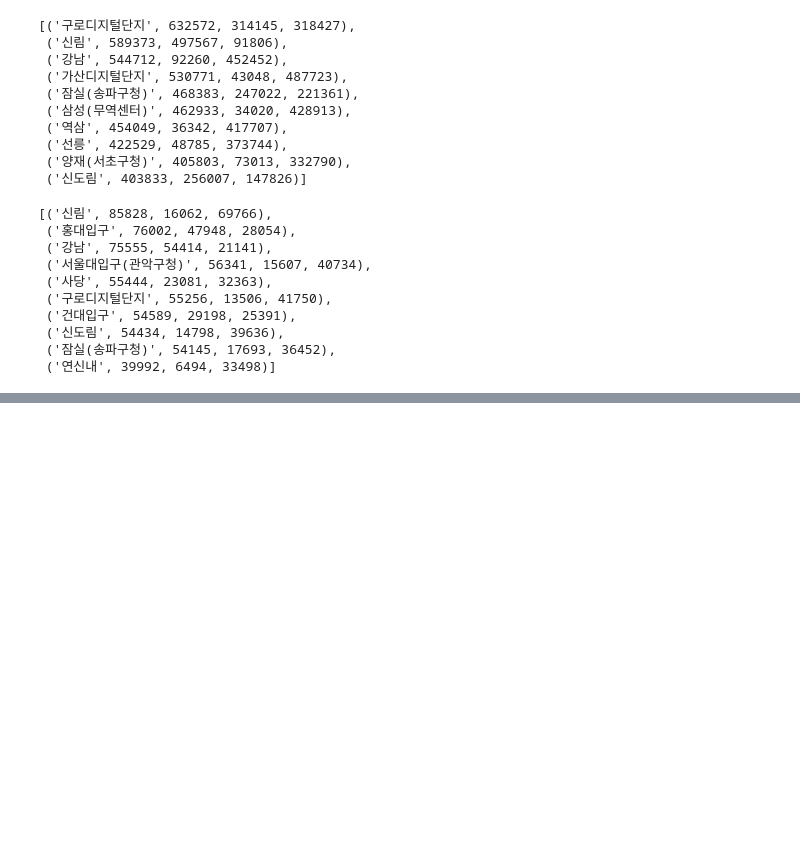
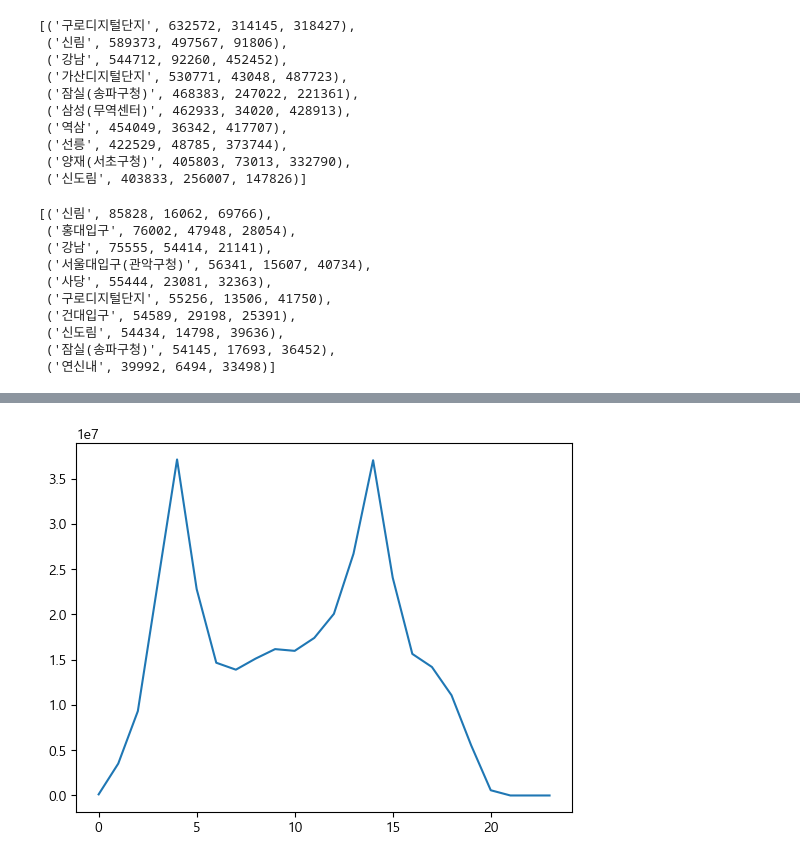
Before and after one commit to Hololruru/Study_K, a Jupyter notebook: workspace/python-basic/python-basic/e_exercise.ipynb, the cells around one changed output, grey strips where cells are left out. Drawn from its saved outputs; the diff is of its cells as text; code cells hidden in the pictures; blank space fills up the shorter version.

```diff
--- a/workspace/python-basic/python-basic/e_exercise.ipynb
+++ b/workspace/python-basic/python-basic/e_exercise.ipynb
@@ -329,7 +329,7 @@ def count_by_hour(hour):
     from_index = hour * 2 - 4
     total = []
     for row in subwaytime_data:
-        total.append( (row[3], row[from_index : from_index + 2]))
+        total.append( (row[3], sum(row[from_index : from_index + 2])))
 
     total.sort(key=lambda x: x[1], reverse=True)
     return total
@@ -356,0 +357,11 @@ for hour in range(4, 25):
+# %%
+# 시간대별 전체 이용고객 수
+total4 = {}
+for row in subwaytime_data:
+    for hour in range(4, 28):
+        from_index = hour * 2 - 4
+        cnt = sum(row[from_index:from_index + 2])
+        if hour%24 in total4:
+            total4[hour%24] += cnt
+        else:
+            total4[hour%24] = cnt
@@ -356,0 +390,5 @@ for hour in range(4, 25):
+# %%
+plt.plot(total4.values())
+plt.show()
+# %% [output]
+[figure, added]
```
Also changed, not shown: parts of 4 cells of this notebook.
